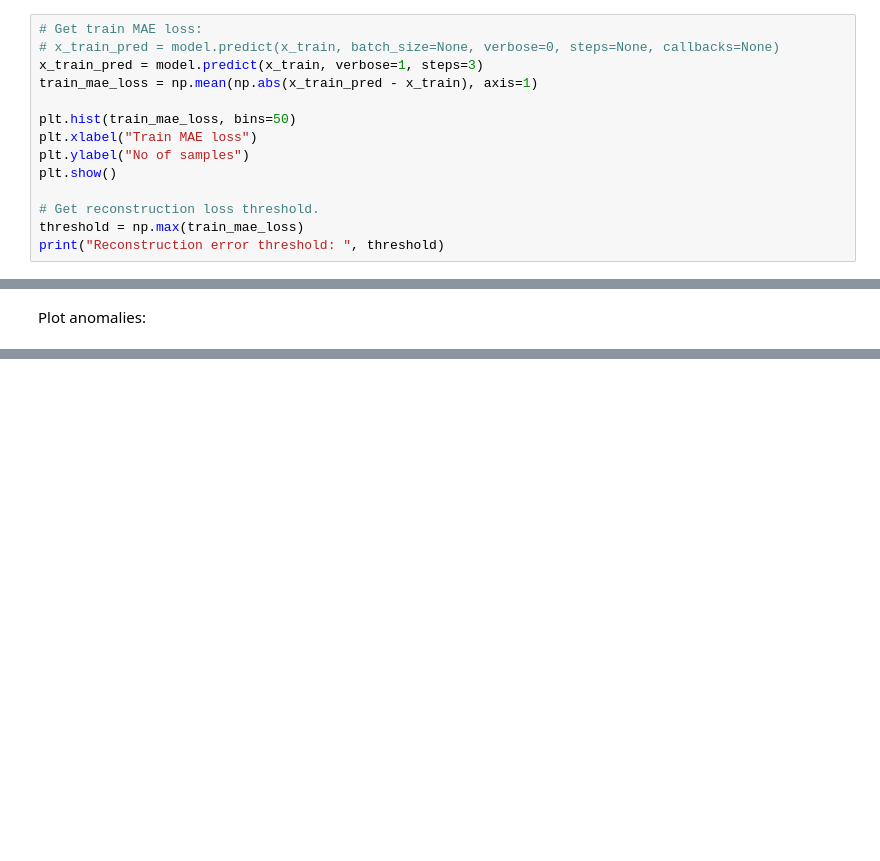
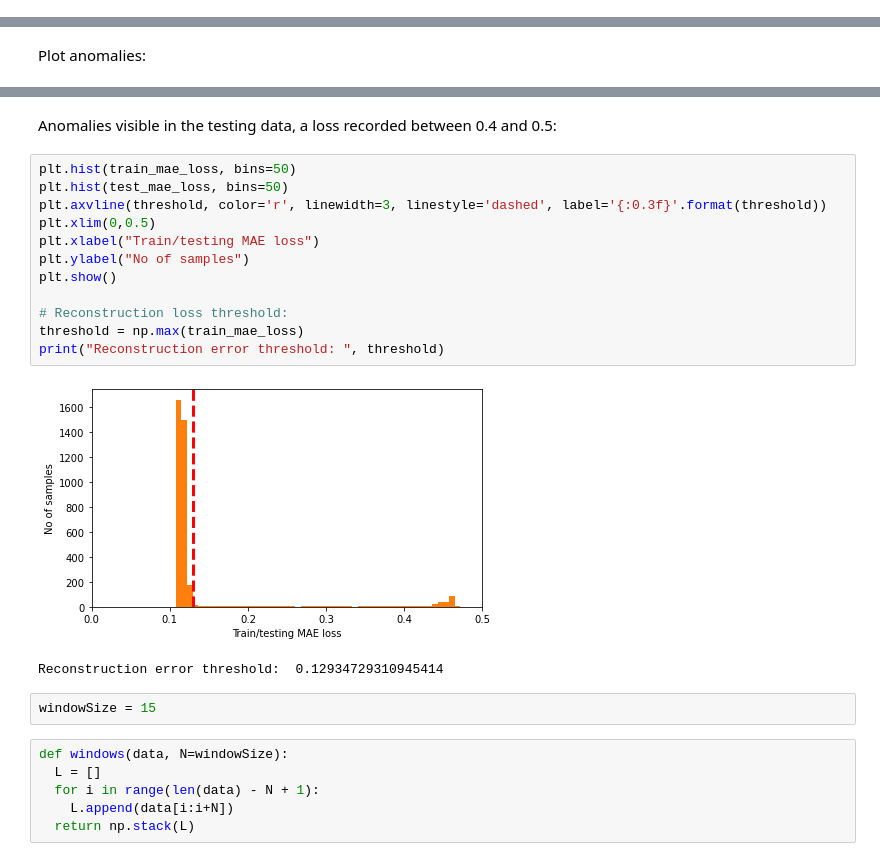
Before and after one commit to Ruairi8/machineLearn-Stat2022, a Jupyter notebook: Project_Notebook.ipynb, the cells around one changed output, grey strips where cells are left out. Saved outputs shown, nothing was run; the diff lists cells and outputs as text; blank space fills up the shorter version.

```diff
--- a/Project_Notebook.ipynb
+++ b/Project_Notebook.ipynb
@@ -279,14 +293,0 @@ Reconstruction error threshold:  0.962169770886117
-# %%
-# Get train MAE loss:
-# x_train_pred = model.predict(x_train, batch_size=None, verbose=0, steps=None, callbacks=None)
-x_train_pred = model.predict(x_train, verbose=1, steps=3)
-train_mae_loss = np.mean(np.abs(x_train_pred - x_train), axis=1)
-
-plt.hist(train_mae_loss, bins=50)
-plt.xlabel("Train MAE loss")
-plt.ylabel("No of samples")
-plt.show()
-
-# Get reconstruction loss threshold.
-threshold = np.max(train_mae_loss)
-print("Reconstruction error threshold: ", threshold)
@@ -366,0 +408,25 @@ plt.show()
+# %% [markdown]
+Anomalies visible in the testing data, a loss recorded between 0.4 and 0.5:
+# %%
+plt.hist(train_mae_loss, bins=50)
+plt.hist(test_mae_loss, bins=50)
+plt.axvline(threshold, color='r', linewidth=3, linestyle='dashed', label='{:0.3f}'.format(threshold))
+plt.xlim(0,0.5)
+plt.xlabel("Train/testing MAE loss")
+plt.ylabel("No of samples")
+plt.show()
+
+# Reconstruction loss threshold:
+threshold = np.max(train_mae_loss)
+print("Reconstruction error threshold: ", threshold)
+# %% [output]
+[figure, added]
+Reconstruction error threshold:  0.12934729310945414
+# %%
+windowSize = 15
+# %%
+def windows(data, N=windowSize):
+  L = []
+  for i in range(len(data) - N + 1):
+    L.append(data[i:i+N])
+  return np.stack(L)
```
Also changed, not shown: parts of 27 cells of this notebook, 5 other files.
